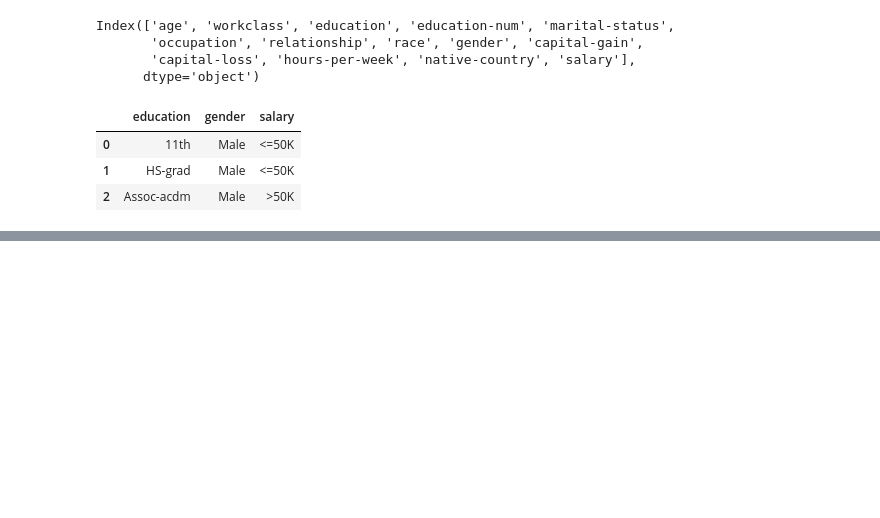
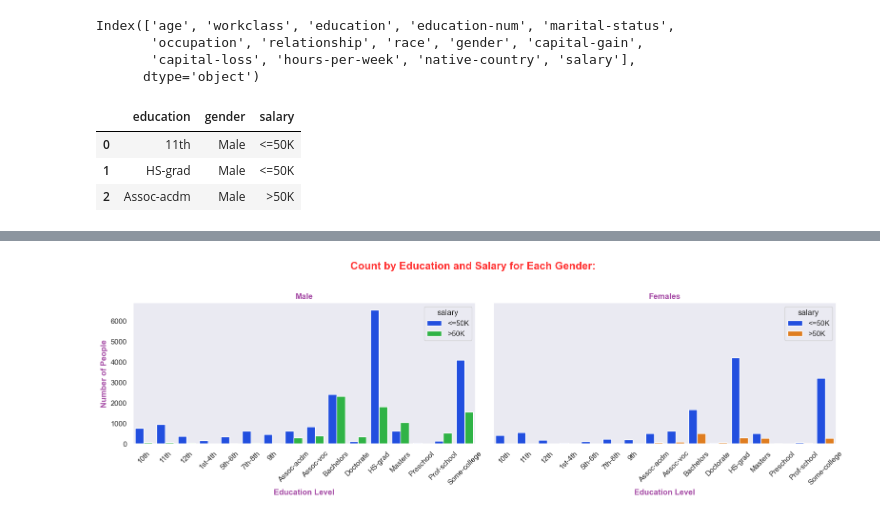
Before and after one commit to rajesh-coventry/Projects, a Jupyter notebook: 02_Data_Visuallization/04_Adults_Income_Analysis/Analysis-7_Multivariate_and_Bivariate_Analysis.ipynb, the cells around one changed output, grey strips where cells are left out. Drawn from its saved outputs; the diff is of its cells as text; code cells hidden in the pictures; blank space fills up the shorter version.

```diff
--- a/02_Data_Visuallization/04_Adults_Income_Analysis/Analysis-7_Multivariate_and_Bivariate_Analysis.ipynb
+++ b/02_Data_Visuallization/04_Adults_Income_Analysis/Analysis-7_Multivariate_and_Bivariate_Analysis.ipynb
@@ -447,0 +453,28 @@ dvz
+# %%
+# Split by gender
+male_df = dvz[dvz['gender'] == 'Male']
+female_df = dvz[dvz['gender'] == 'Female']
+
+# Create subplots
+fig, axes = plt.subplots(1, 2, figsize=(16, 5), sharey=True)
+
+# Male plot
+sns.barplot(data=male_df, x='education', y='count', hue='salary', ax=axes[0], palette='bright6')
+axes[0].set_title('Male', color= "Purple", fontsize= 12, fontweight= "bold", alpha= 0.7)
+axes[0].set_xlabel('Education Level', color= "Purple", fontsize= 12, fontweight= "bold", alpha= 0.7)
+axes[0].set_ylabel('Number of People', color= "Purple", fontsize= 12, fontweight= "bold", alpha= 0.7)
+axes[0].tick_params(axis='x', rotation=45, color= "Purple")
+
+# Female plot
+sns.barplot(data=female_df, x='education', y='count', hue='salary', ax=axes[1], palette='bright')
+axes[1].set_title('Females', color= "Purple", fontsize= 12, fontweight= "bold", alpha= 0.7)
+axes[1].set_xlabel('Education Level', color= "Purple", fontsize= 12, fontweight= "bold", alpha= 0.7)
+axes[1].set_ylabel('')
+axes[1].tick_params(axis='x', rotation=45)
+
+# Shared title and layout
+plt.suptitle('Count by Education and Salary for Each Gender:', fontsize=16, y=1.02, color= "red", alpha= 0.8, fontweight= "bold")
+plt.tight_layout()
+plt.show()
+# %% [output]
+[figure, added]
```
Also changed, not shown: parts of 5 cells of this notebook, 1 other file.
